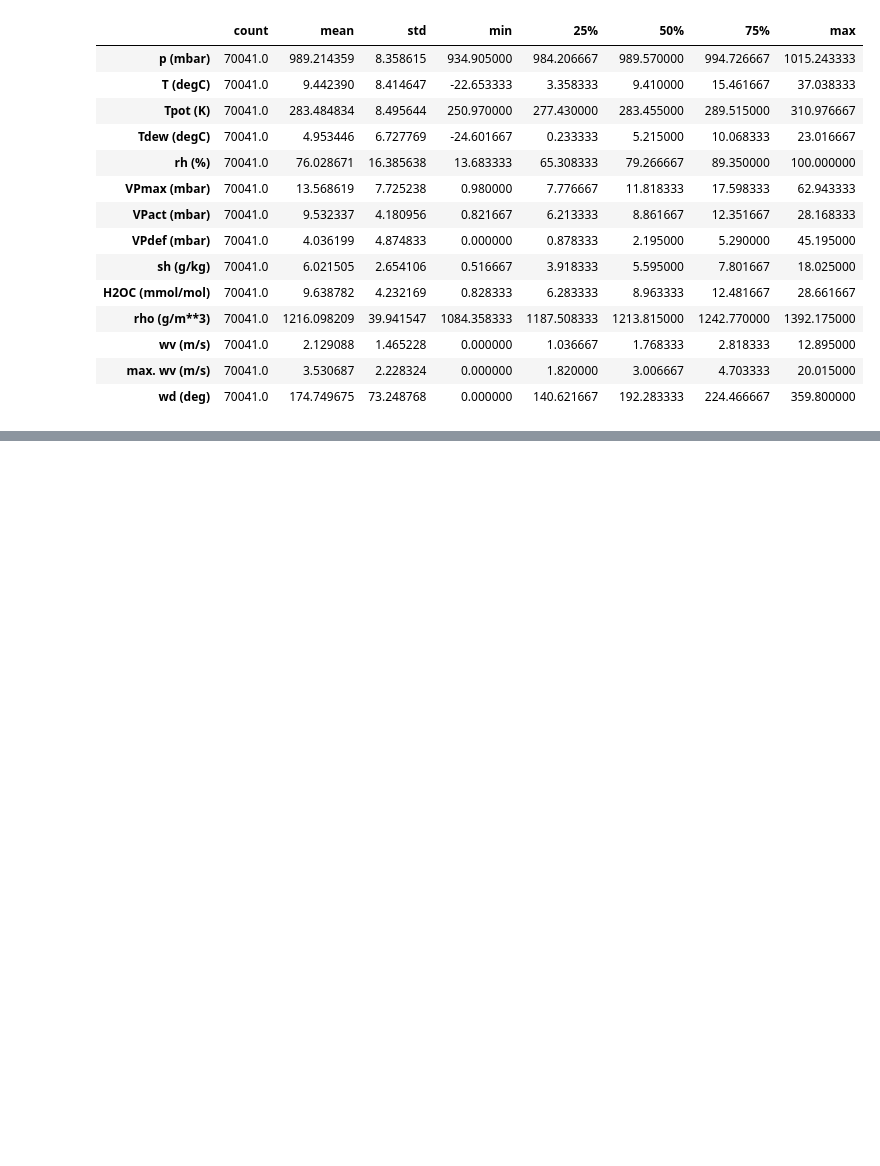
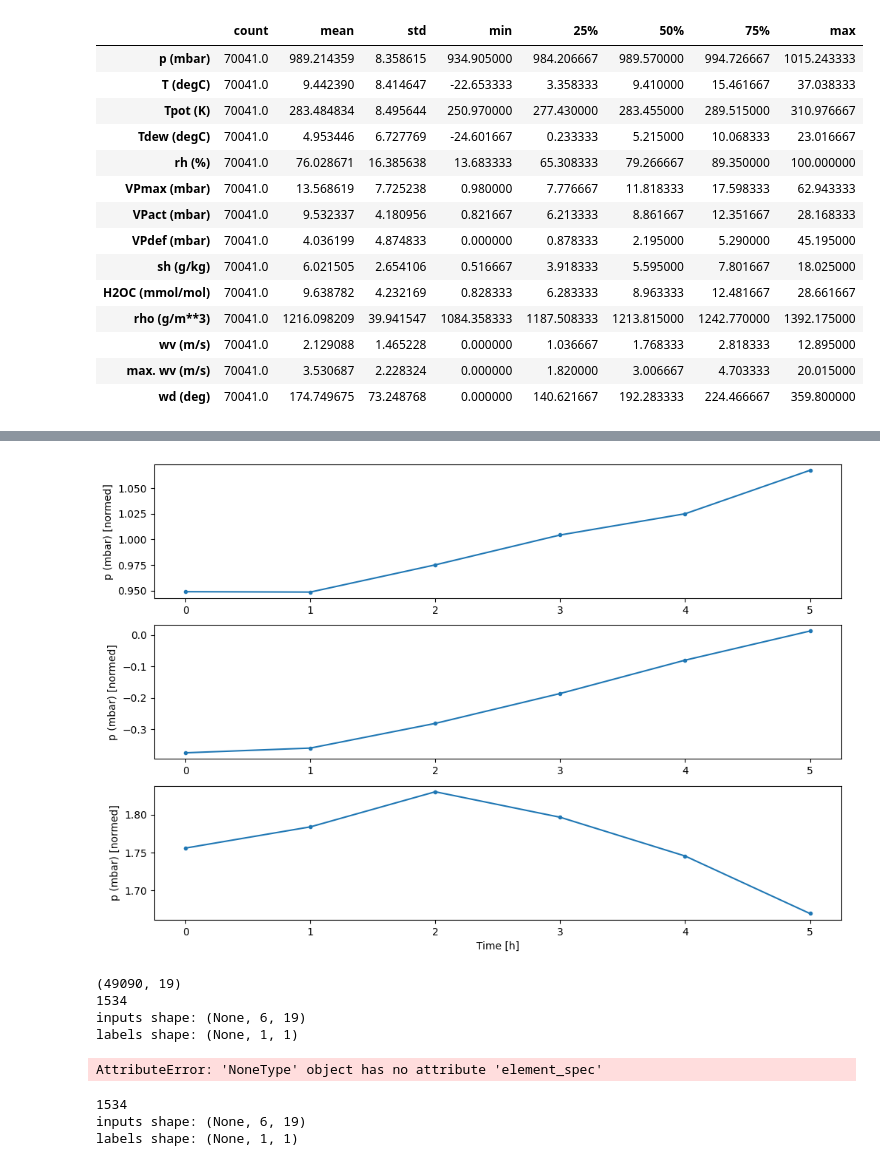
Before and after one commit to freemancho1/ai-projects, a Jupyter notebook: 40-WORK-T213P310/51-ts-climate.ipynb, the cells around one changed output, grey strips where cells are left out. Saved outputs shown, nothing was run; the diff lists cells and outputs as text; code cells hidden in the pictures; blank space fills up the shorter version.

```diff
--- a/40-WORK-T213P310/51-ts-climate.ipynb
+++ b/40-WORK-T213P310/51-ts-climate.ipynb
@@ -128,0 +364,18 @@ https://www.tensorflow.org/tutorials/structured_data/time_series?hl=ko
+# %%
+w2.plot(plot_col='p (mbar)')
+# %% [output]
+[figure, added]
+# %%
+w2.train.element_spec
+# %% [output]
+(49090, 19)
+1534
+inputs shape: (None, 6, 19)
+labels shape: (None, 1, 1)
+AttributeError: 'NoneType' object has no attribute 'element_spec'
+# %%
+aa = w2.make_dataset(df_train)
+# %% [output]
+1534
+inputs shape: (None, 6, 19)
+labels shape: (None, 1, 1)
```
Also changed, not shown: parts of 21 cells of this notebook.
